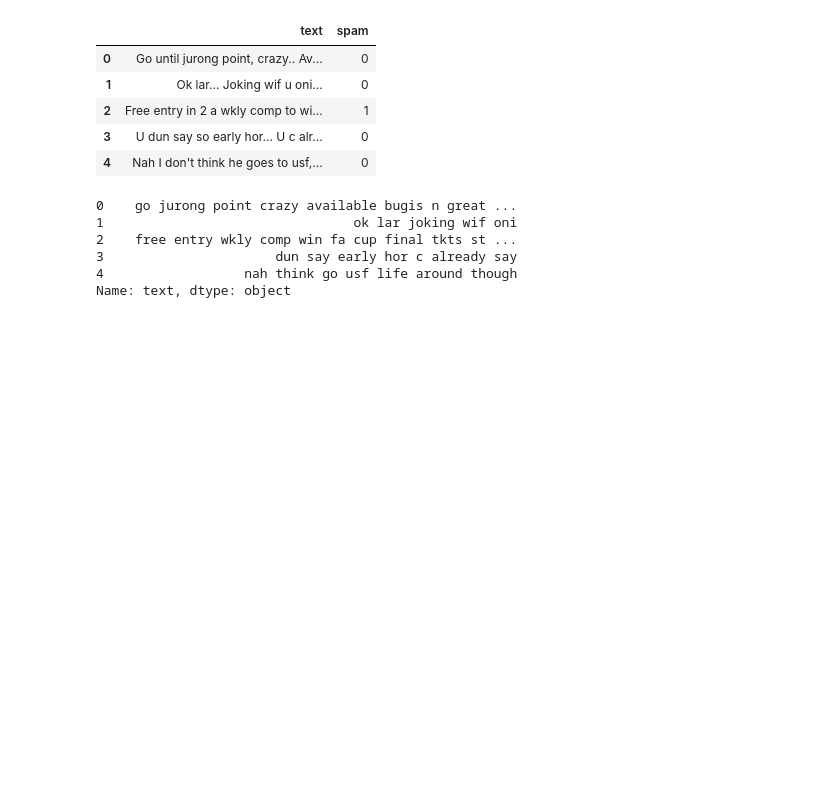
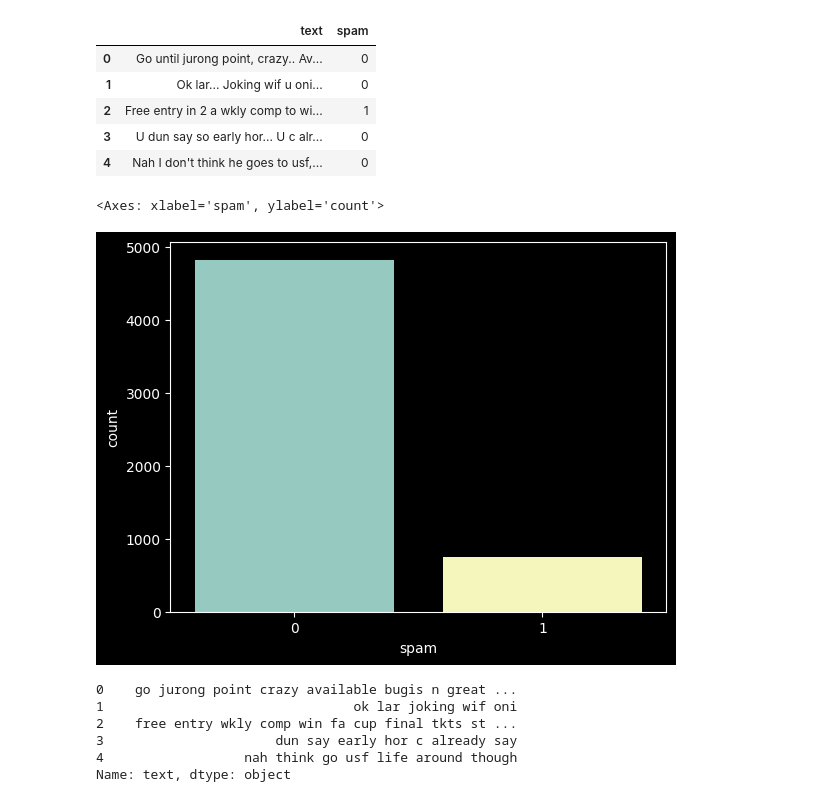
Before and after one commit to kevhainfo/Group10, a Jupyter notebook: scamDetectionyay.ipynb, the cells around one changed output. Saved outputs shown, nothing was run; the diff lists cells and outputs as text; code cells hidden in the pictures; blank space fills up the shorter version.

```diff
--- a/scamDetectionyay.ipynb
+++ b/scamDetectionyay.ipynb
@@ -67,6 +65,11 @@ def preprocessing(data):
       sms = " ".join(sms)
       return sms
 X = df["text"].apply(preprocessing)
+# %%
+sns.countplot(x=df['spam'])
+# %% [output]
+<Axes: xlabel='spam', ylabel='count'>
+[figure, added]
 # %%
 from sklearn.preprocessing import LabelEncoder
 lb_enc = LabelEncoder()
```
Also changed, not shown: parts of 29 cells of this notebook, 3 other files.
